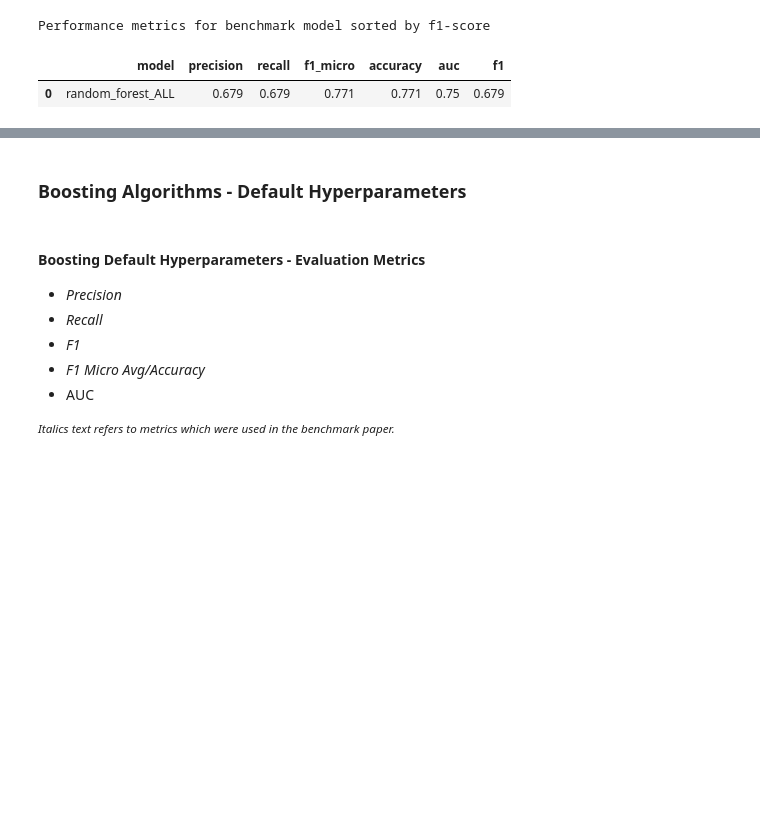
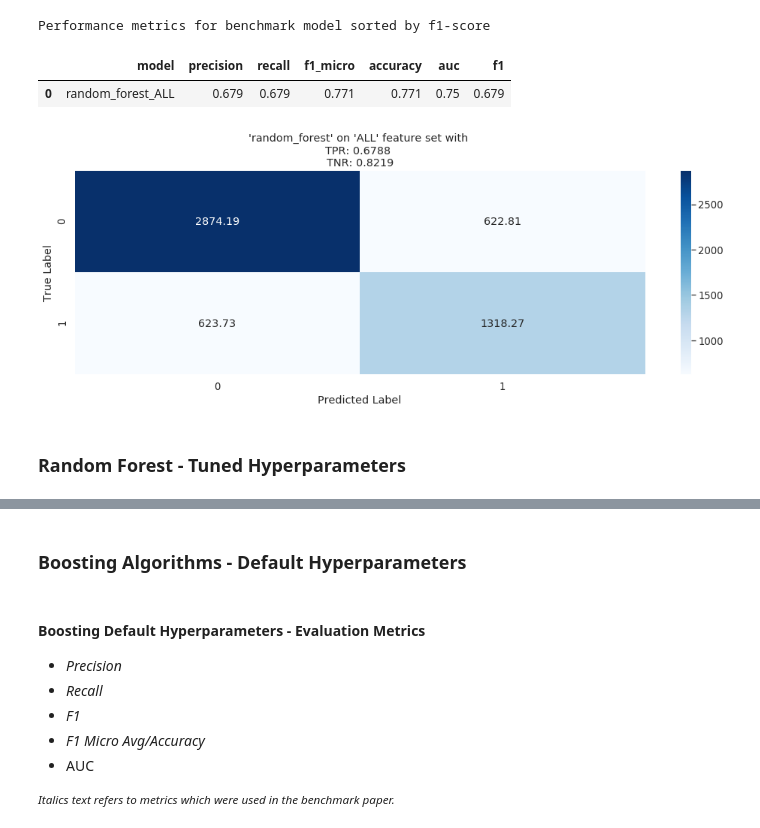
Before and after one commit to achmand/aml-crypto-graph, a Jupyter notebook: src/2.5_experiment_results.ipynb, the cells around one changed output, grey strips where cells are left out. Saved outputs shown, nothing was run; the diff lists cells and outputs as text; code cells hidden in the pictures; blank space fills up the shorter version.

```diff
--- a/src/2.5_experiment_results.ipynb
+++ b/src/2.5_experiment_results.ipynb
@@ -83,3 +84,9 @@ Performance metrics for benchmark model
 Performance metrics for benchmark model sorted by f1-score
 |  | model | precision | recall | f1_micro | accuracy | auc | f1 |
 | 0 | random_forest_ALL | 0.679 | 0.679 | 0.771 | 0.771 | 0.75 | 0.679 |
+# %%
+plot_result_matrices(benchmark_results, figsize=(17,5))
+# %% [output]
+[figure, added]
+# %% [markdown]
+### Random Forest  - Tuned Hyperparameters
```
Also changed, not shown: parts of 15 cells of this notebook, 19 other files.
